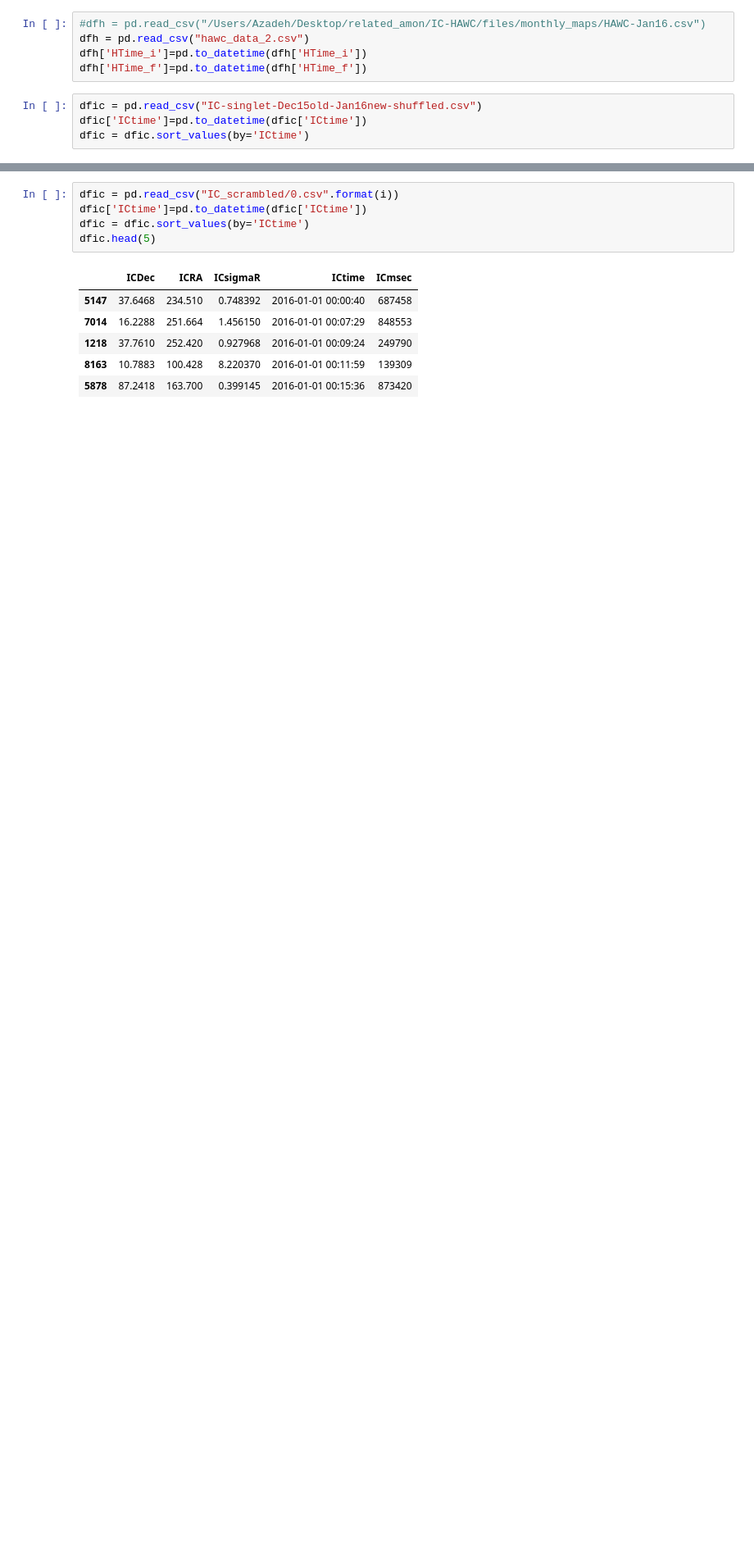
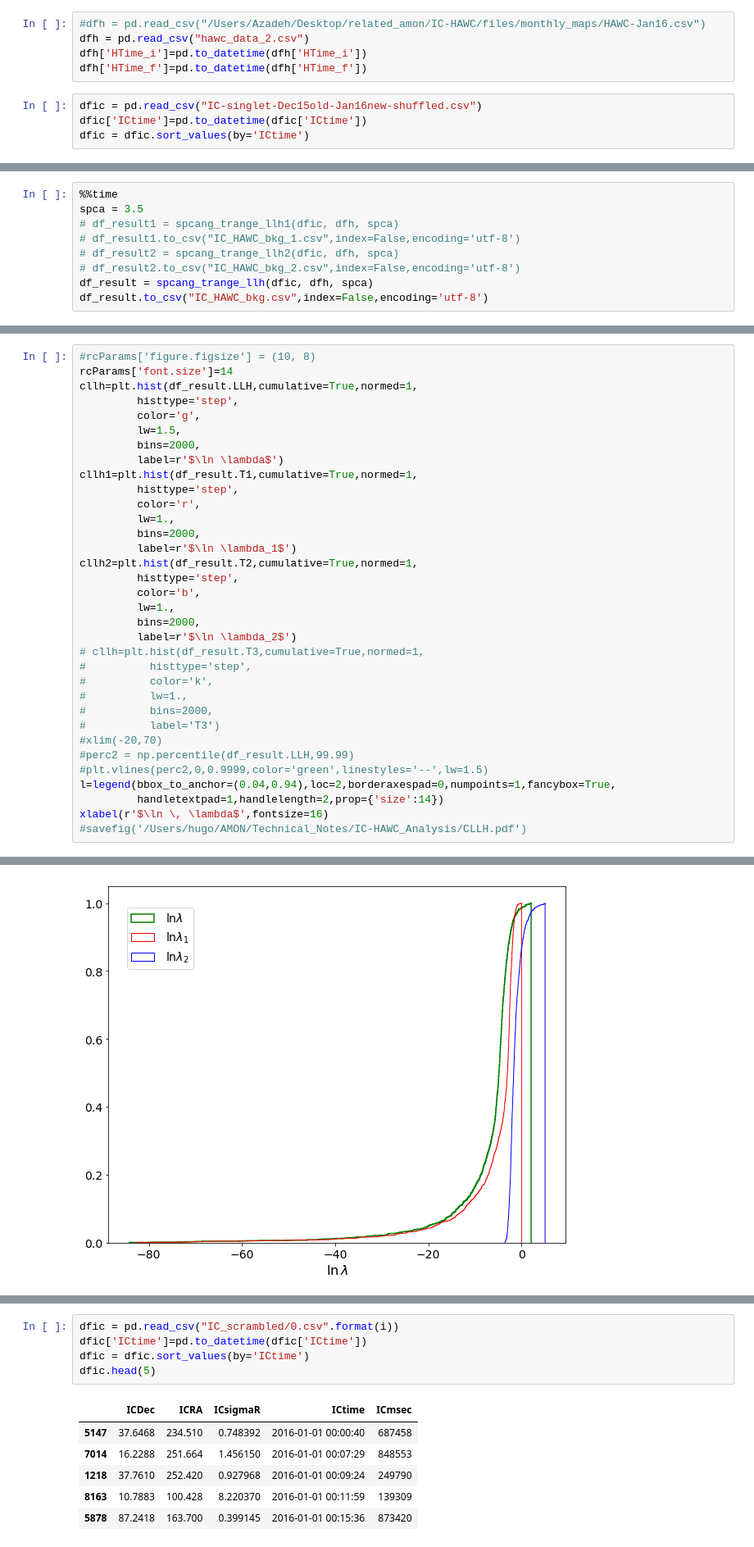
Before and after one commit to hayalaso/Analyses_AMON, a Jupyter notebook: HAWC_IC/multi_correlation_analysis.ipynb, the cells around one changed output, grey strips where cells are left out. Shown at 82% size. Saved outputs shown, nothing was run; the diff lists cells and outputs as text; blank space fills up the shorter version.

Commit message:
cleaned up multi_correlation_analysis

```diff
--- a/HAWC_IC/multi_correlation_analysis.ipynb
+++ b/HAWC_IC/multi_correlation_analysis.ipynb
@@ -510,0 +166,9 @@ The interval between meridians is 10 deg 0.00'.
+# %%
+%%time
+spca = 3.5
+# df_result1 = spcang_trange_llh1(dfic, dfh, spca)
+# df_result1.to_csv("IC_HAWC_bkg_1.csv",index=False,encoding='utf-8')
+# df_result2 = spcang_trange_llh2(dfic, dfh, spca)
+# df_result2.to_csv("IC_HAWC_bkg_2.csv",index=False,encoding='utf-8')
+df_result = spcang_trange_llh(dfic, dfh, spca)
+df_result.to_csv("IC_HAWC_bkg.csv",index=False,encoding='utf-8')
@@ -510,0 +191,35 @@ The interval between meridians is 10 deg 0.00'.
+# %%
+#rcParams['figure.figsize'] = (10, 8)
+rcParams['font.size']=14
+cllh=plt.hist(df_result.LLH,cumulative=True,normed=1,
+         histtype='step',
+         color='g',
+         lw=1.5,
+         bins=2000,
+         label=r'$\ln \lambda$')
+cllh1=plt.hist(df_result.T1,cumulative=True,normed=1,
+         histtype='step',
+         color='r',
+         lw=1.,
+         bins=2000,
+         label=r'$\ln \lambda_1$')
+cllh2=plt.hist(df_result.T2,cumulative=True,normed=1,
+         histtype='step',
+         color='b',
+         lw=1.,
+         bins=2000,
+         label=r'$\ln \lambda_2$')
+# cllh=plt.hist(df_result.T3,cumulative=True,normed=1,
+#          histtype='step',
+#          color='k',
+#          lw=1.,
+#          bins=2000,
+#          label='T3')
+#xlim(-20,70)
+#perc2 = np.percentile(df_result.LLH,99.99)
+#plt.vlines(perc2,0,0.9999,color='green',linestyles='--',lw=1.5)
+l=legend(bbox_to_anchor=(0.04,0.94),loc=2,borderaxespad=0,numpoints=1,fancybox=True,
+         handletextpad=1,handlelength=2,prop={'size':14})
+xlabel(r'$\ln \, \lambda$',fontsize=16)
+#savefig('/Users/hugo/AMON/Technical_Notes/IC-HAWC_Analysis/CLLH.pdf')
+# %% [output]
@@ -510,0 +227 @@ The interval between meridians is 10 deg 0.00'.
+[figure, added]
```
Also changed, not shown: parts of 57 cells of this notebook.
